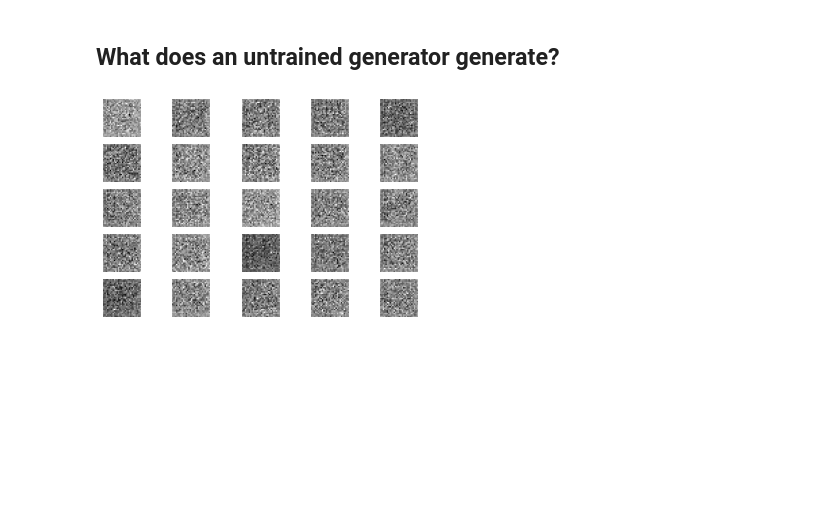
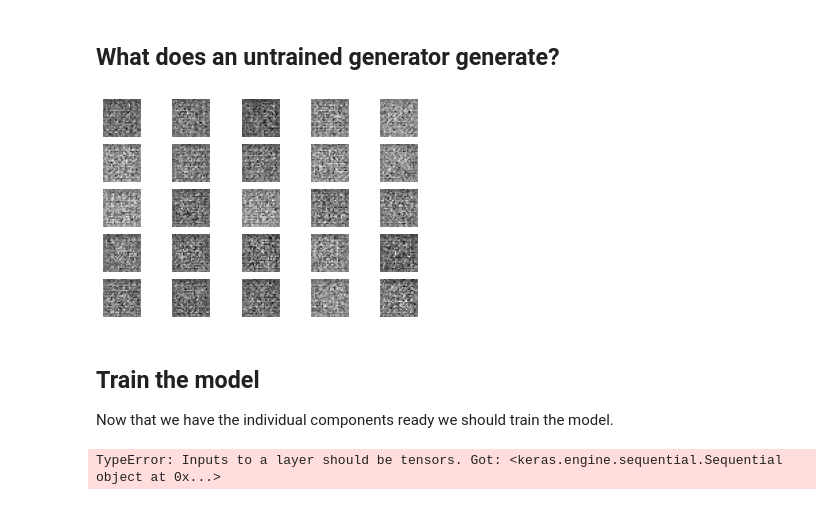
Before and after one commit to Victoria-Williamson/FashionMNIST, a Jupyter notebook: project.ipynb, the cells around one changed output. Cells and saved outputs as stored; diff of their text form; code cells hidden in the pictures; blank space fills up the shorter version.

Commit message:
code for training

```diff
--- a/project.ipynb
+++ b/project.ipynb
@@ -143,11 +131,17 @@ def generate_samples(generator, latent_vec_dim, num_vec):
 # %% [markdown]
 ## What does an untrained generator generate?
 # %%
-X, _ = generate_samples(gen, 100, 25)
+latent_vec_dim = 100
+gen = generator(latent_vec_dim)
+X, _ = generate_samples(gen, latent_vec_dim, 25)
 for i in range(25):
     pyplot.subplot(5, 5, 1 + i)
     pyplot.axis('off')
     pyplot.imshow(X[i, :, :, 0], cmap='gray_r')
 pyplot.show()
 # %% [output]
-[figure, old version]
+[figure, new version]
+# %% [markdown]
+## Train the model
+
+Now that we have the individual components ready we should train the model.
@@ -153,0 +163,9 @@ pyplot.show()
+# %%
+latent_vec_dim = 100
+disc = discriminator()
+gen = generator(latent_vec_dim)
+gan = gan(disc, gen)
+dataset = load_dataset()
+train(disc, gen, gan, dataset, latent_vec_dim, 100, 256)
+# %% [output]
+TypeError: Inputs to a layer should be tensors. Got: <keras.engine.sequential.Sequential object at 0x...>
```
Also changed, not shown: parts of 4 cells of this notebook.
